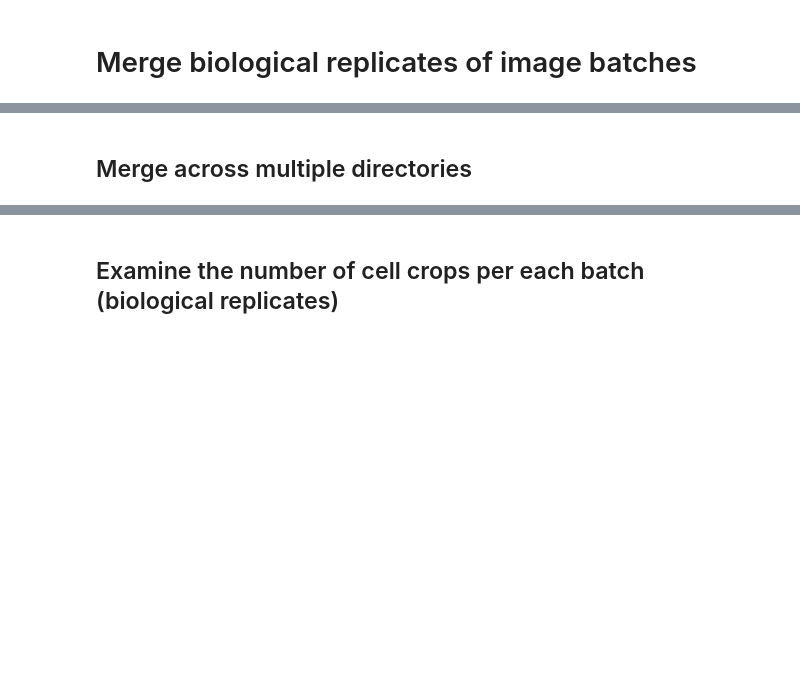
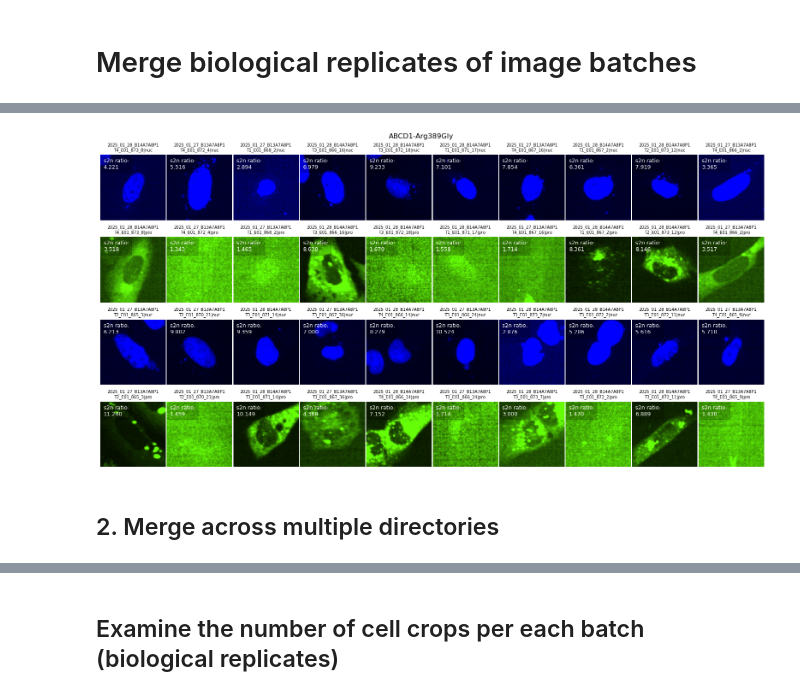
Before and after one commit to runxi-shen/cytoself_varchamp, a Jupyter notebook: 1_train_models/notebooks/5_merge_biorep_batches.ipynb, the cells around one changed output, grey strips where cells are left out. Saved outputs shown, nothing was run; the diff lists cells and outputs as text; code cells hidden in the pictures; blank space fills up the shorter version.

```diff
--- a/1_train_models/notebooks/5_merge_biorep_batches.ipynb
+++ b/1_train_models/notebooks/5_merge_biorep_batches.ipynb
@@ -42,2 +49,33 @@ os.makedirs(merged_dir, exist_ok=True)
+# %%
+# Compare this to the example data structure
+# Meta has #cells X 3 columns, each of three imaging npy have #cells X 100x100 pixels
+# Need to find out if the pipeline will accept the concatenated data or if I need to split it & format like sample data in order to train the model.
+
+for gene_allele in ["ABCD1-Arg389Gly"]:
+    ex_meta = np.load(f"../inputs/1_model_input/2025_07_B78-1112-1314-1516/ABCD1-Arg389Gly_label.npy", allow_pickle=True)
+    ex_nuc = np.load(f"../inputs/1_model_input/2025_07_B78-1112-1314-1516/ABCD1-Arg389Gly_nuc.npy", allow_pickle=True)
+    ex_prot = np.load(f"../inputs/1_model_input/2025_07_B78-1112-1314-1516/ABCD1-Arg389Gly_pro.npy", allow_pickle=True)
+    replace = not (ex_meta.shape[0]>=20)
+    random_cells = np.random.choice(np.arange(ex_meta.shape[0]), 20, replace=replace)
+
+    fig, axes = plt.subplots(4, 10, figsize=(20, 10))
+    for idx, cell in enumerate(random_cells):
+        # print(idx)
+        if idx < 10:
+            ## plot nuc
+            viz_cell_crop(ex_nuc[cell,:,:], "nuc", ax=axes[idx // 10, idx % 10])
+            viz_cell_crop(ex_prot[cell,:,:], "pro", ax=axes[idx // 10 + 1, idx % 10])
+            axes[idx // 10, idx % 10].set_title("\n".join([ex_meta[cell,1].split("_T")[0], "T"+ex_meta[cell,1].split("_T")[1]+"|nuc"]), fontsize=7)
+            axes[idx // 10 + 1, idx % 10].set_title("\n".join([ex_meta[cell,1].split("_T")[0], "T"+ex_meta[cell,1].split("_T")[1]+"|pro"]), fontsize=7)
+        else:
+            ## plot nuc
+            viz_cell_crop(ex_nuc[cell,:,:], "nuc", ax=axes[idx // 10 + 1, idx % 10])
+            viz_cell_crop(ex_prot[cell,:,:], "pro", ax=axes[idx // 10 + 2, idx % 10])
+            axes[idx // 10 + 1, idx % 10].set_title("\n".join([ex_meta[cell,1].split("_T")[0], "T"+ex_meta[cell,1].split("_T")[1]+"|nuc"]), fontsize=7)
+            axes[idx // 10 + 2, idx % 10].set_title("\n".join([ex_meta[cell,1].split("_T")[0], "T"+ex_meta[cell,1].split("_T")[1]+"|pro"]), fontsize=7)
+    fig.suptitle(gene_allele, y=0.92)
+    fig.subplots_adjust(wspace=.02, hspace=-.1, top=.9)
+# %% [output]
+[figure, added]
 # %% [markdown]
-## Merge across multiple directories
+## 2. Merge across multiple directories
```
Also changed, not shown: parts of 11 cells of this notebook, 17 other files.
